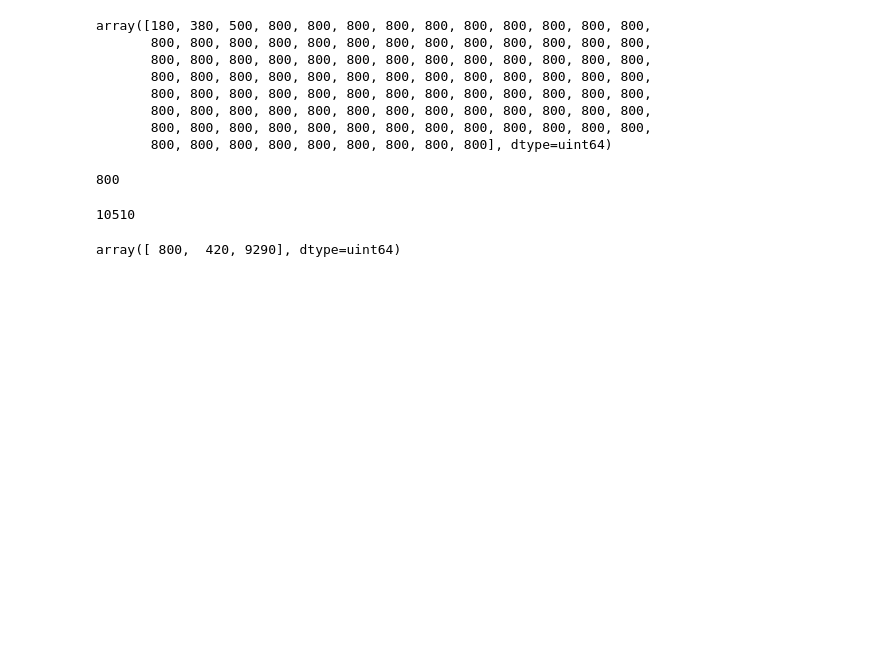
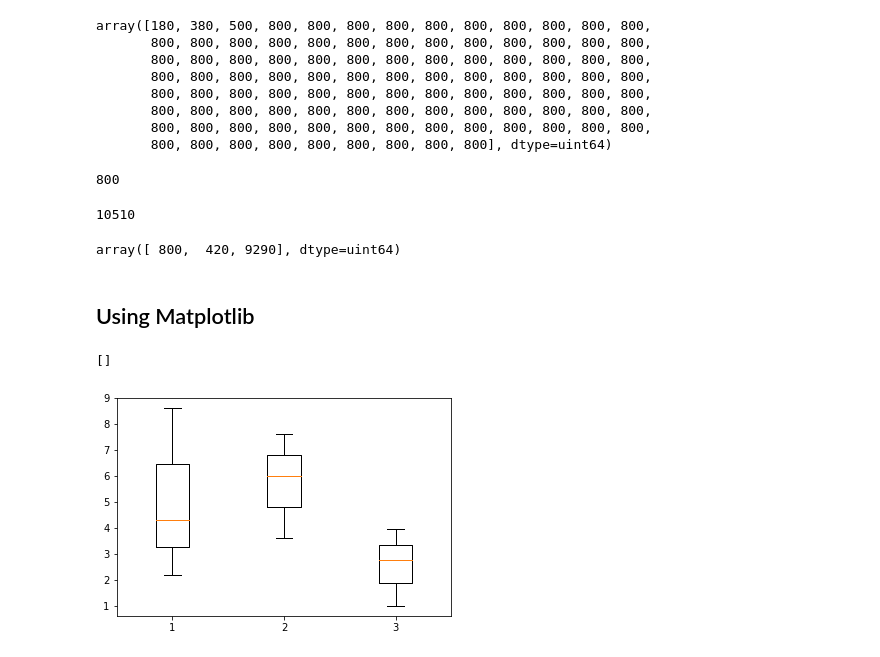
Before and after one commit to contepas/introduction-to-numpy, a Jupyter notebook: Introduction to NumPy.ipynb, the cells around one changed output. Cells and saved outputs as stored; diff of their text form; code cells hidden in the pictures; blank space fills up the shorter version.

Commit message:
Add Matplotlib

```diff
--- a/Introduction to NumPy.ipynb
+++ b/Introduction to NumPy.ipynb
@@ -764,3 +745,11 @@ np.sum(study_minutes)
 np.sum(study_minutes, axis=1)
 # %% [output]
 array([ 800,  420, 9290], dtype=uint64)
+# %% [markdown]
+## Using Matplotlib
+# %%
+plt.boxplot(multydim_arr)
+plt.plot()
+# %% [output]
+[]
+[figure, added]
```
Also changed, not shown: parts of 6 cells of this notebook.
